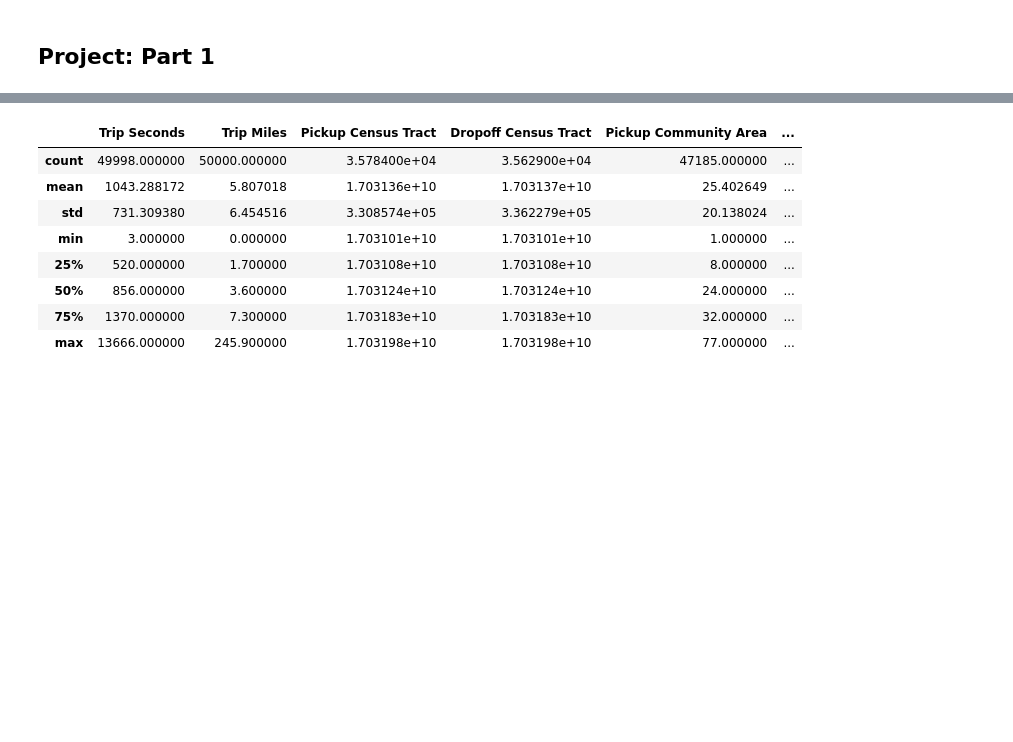
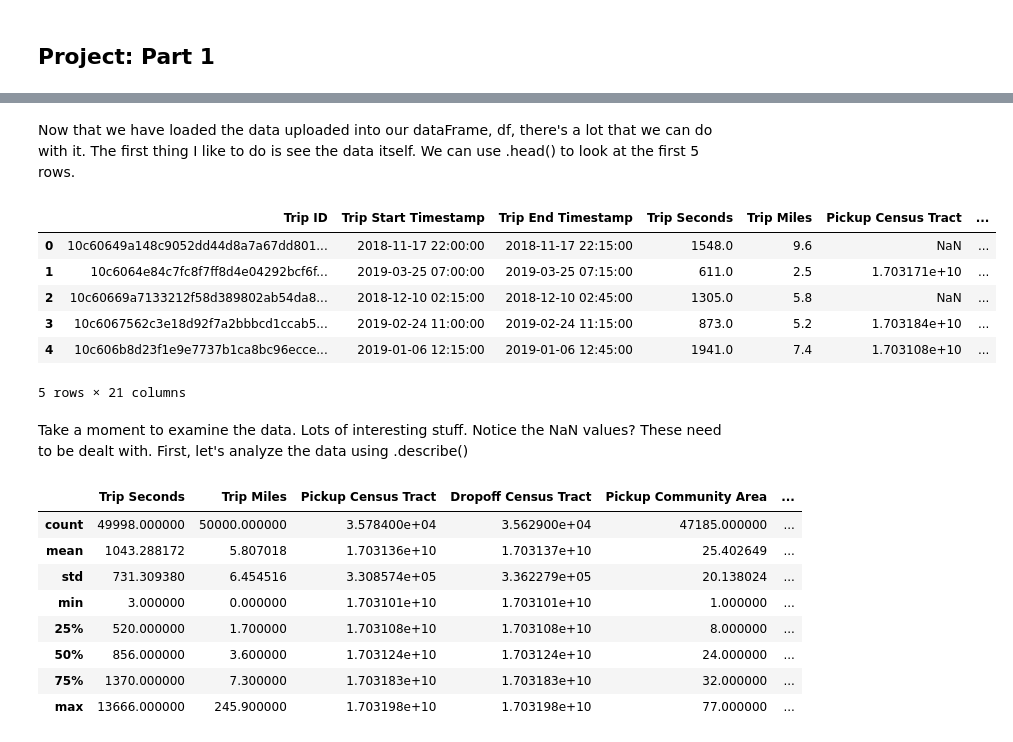
Before and after one commit to ryan-keenan/Data-C4, a Jupyter notebook: uber_50k.ipynb, the cells around one changed output, grey strips where cells are left out. Drawn from its saved outputs; the diff is of its cells as text; code cells hidden in the pictures; blank space fills up the shorter version.

```diff
--- a/uber_50k.ipynb
+++ b/uber_50k.ipynb
@@ -15,5 +23,19 @@ import matplotlib.pyplot as plt
 # %%
 df = pd.read_csv('Transportation_Network_Providers_-_Trips.csv', header=0, nrows=50000, parse_dates=['Trip Start Timestamp', 'Trip End Timestamp'])
+# %% [markdown]
+Now that we have loaded the data uploaded into our dataFrame, df, there's a lot that we can do with it. The first thing I like to do is see the data itself. We can use .head() to look at the first 5 rows.
+# %%
+df.head()
+# %% [output]
+|  | Trip ID | Trip Start Timestamp | Trip End Timestamp | Trip Seconds | Trip Miles | Pickup Census Tract | ... |
+| 0 | 10c60649a148c9052dd44d8a7a67dd801... | 2018-11-17 22:00:00 | 2018-11-17 22:15:00 | 1548.0 | 9.6 | NaN | ... |
+| 1 | 10c6064e84c7fc8f7ff8d4e04292bcf6f... | 2019-03-25 07:00:00 | 2019-03-25 07:15:00 | 611.0 | 2.5 | 1.703171e+10 | ... |
+| 2 | 10c60669a7133212f58d389802ab54da8... | 2018-12-10 02:15:00 | 2018-12-10 02:45:00 | 1305.0 | 5.8 | NaN | ... |
+| 3 | 10c6067562c3e18d92f7a2bbbcd1ccab5... | 2019-02-24 11:00:00 | 2019-02-24 11:15:00 | 873.0 | 5.2 | 1.703184e+10 | ... |
+| 4 | 10c606b8d23f1e9e7737b1ca8bc96ecce... | 2019-01-06 12:15:00 | 2019-01-06 12:45:00 | 1941.0 | 7.4 | 1.703108e+10 | ... |
+5 rows × 21 columns
+# %% [markdown]
+Take a moment to examine the data. Lots of interesting stuff. Notice the NaN values? These need to be dealt with. First, let's analyze the data using .describe()
 # %%
 df.describe()
 # %% [output]
```
Also changed, not shown: parts of 5 cells of this notebook.
